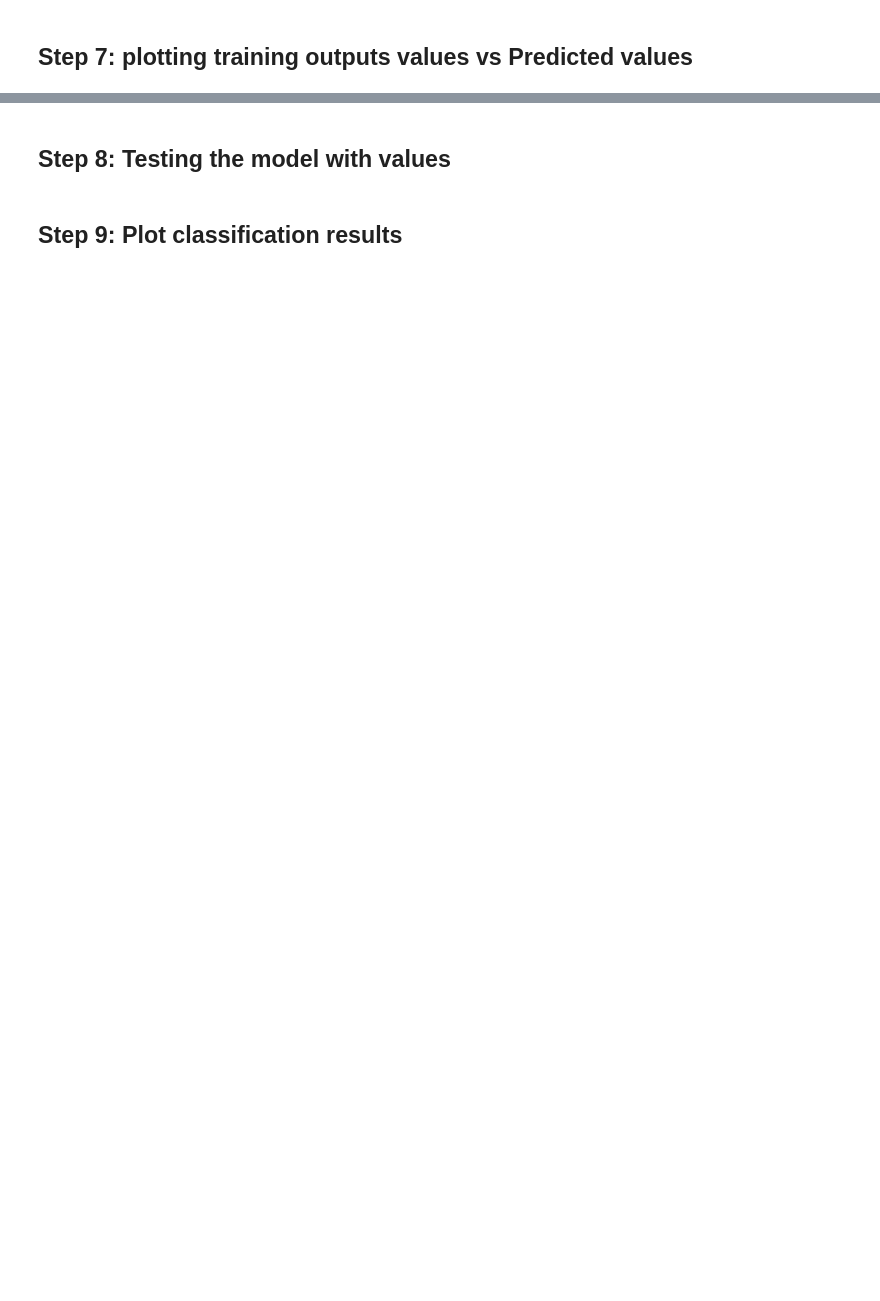
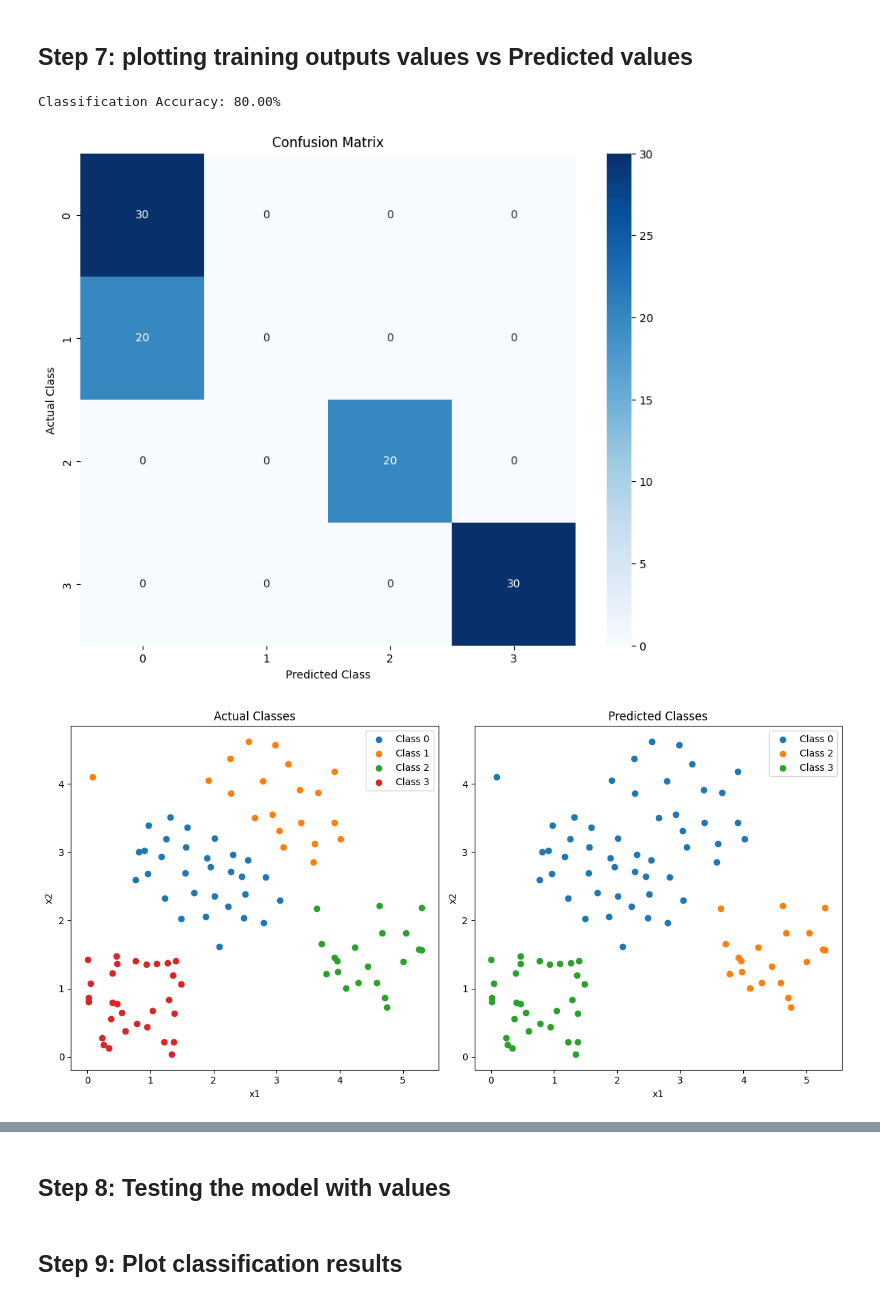
Before and after one commit to ethansmadjaa/ML_LABS2, a Jupyter notebook: LAB1/LAB/LAB_FFNN.ipynb, the cells around one changed output, grey strips where cells are left out. Cells and saved outputs as stored; diff of their text form; code cells hidden in the pictures; blank space fills up the shorter version.

```diff
--- a/LAB1/LAB/LAB_FFNN.ipynb
+++ b/LAB1/LAB/LAB_FFNN.ipynb
@@ -159,2 +261,73 @@ Number of iterations: 1023
 # %% [markdown]
 ## Step 7: plotting training outputs values vs Predicted values
+# %%
+# Get predictions
+def predict(X_bar, V, W):
+    # Forward pass
+    X_bar_bar = np.dot(X_bar, V)
+    F = 1 / (1 + np.exp(-X_bar_bar))
+    F_bar = np.hstack((np.ones((F.shape[0], 1)), F))
+    F_bar_bar = np.dot(F_bar, W)
+    G = 1 / (1 + np.exp(-F_bar_bar))
+    return G
+
+# Get predictions for training data
+predicted_outputs = predict(X_bar, V, W)
+predicted_classes = np.argmax(predicted_outputs, axis=1)
+actual_classes = data['y'].values
+
+# Calculate accuracy
+accuracy = np.mean(predicted_classes == actual_classes)
+print(f"Classification Accuracy: {accuracy * 100:.2f}%")
+
+# Create confusion matrix display
+from sklearn.metrics import confusion_matrix
+import seaborn as sns
+
+# Create confusion matrix
+cm = confusion_matrix(actual_classes, predicted_classes)
+
+# Plot confusion matrix
+plt.figure(figsize=(10, 8))
+sns.heatmap(cm, annot=True, fmt='d', cmap='Blues')
+plt.title('Confusion Matrix')
+plt.xlabel('Predicted Class')
+plt.ylabel('Actual Class')
+plt.show()
+
+# Plot predicted vs actual classes
+plt.figure(figsize=(12, 6))
+
+# Plot actual classes
+plt.subplot(121)
+for label in np.unique(actual_classes):
+    mask = actual_classes == label
+    plt.scatter(X[mask, 0], X[mask, 1], label=f'Class {label}')
+plt.title('Actual Classes')
+plt.xlabel('x1')
+plt.ylabel('x2')
+plt.legend()
+
+# Plot predicted classes
+plt.subplot(122)
+for label in np.unique(predicted_classes):
+    mask = predicted_classes == label
+    plt.scatter(X[mask, 0], X[mask, 1], label=f'Class {label}')
+plt.title('Predicted Classes')
+plt.xlabel('x1')
+plt.ylabel('x2')
+plt.legend()
+
+plt.tight_layout()
+plt.show()
+
+# Print detailed comparison
+print("\nDetailed Comparison (first 10 samples):")
+print("Sample\tActual\tPredicted")
+print("-" * 30)
+for i in range(10):
+    print(f"{i}\t{actual_classes[i]}\t{predicted_classes[i]}")
+# %% [output]
+Classification Accuracy: 80.00%
+[figure, added]
+[figure, added]
```
Also changed, not shown: parts of 4 cells of this notebook.
